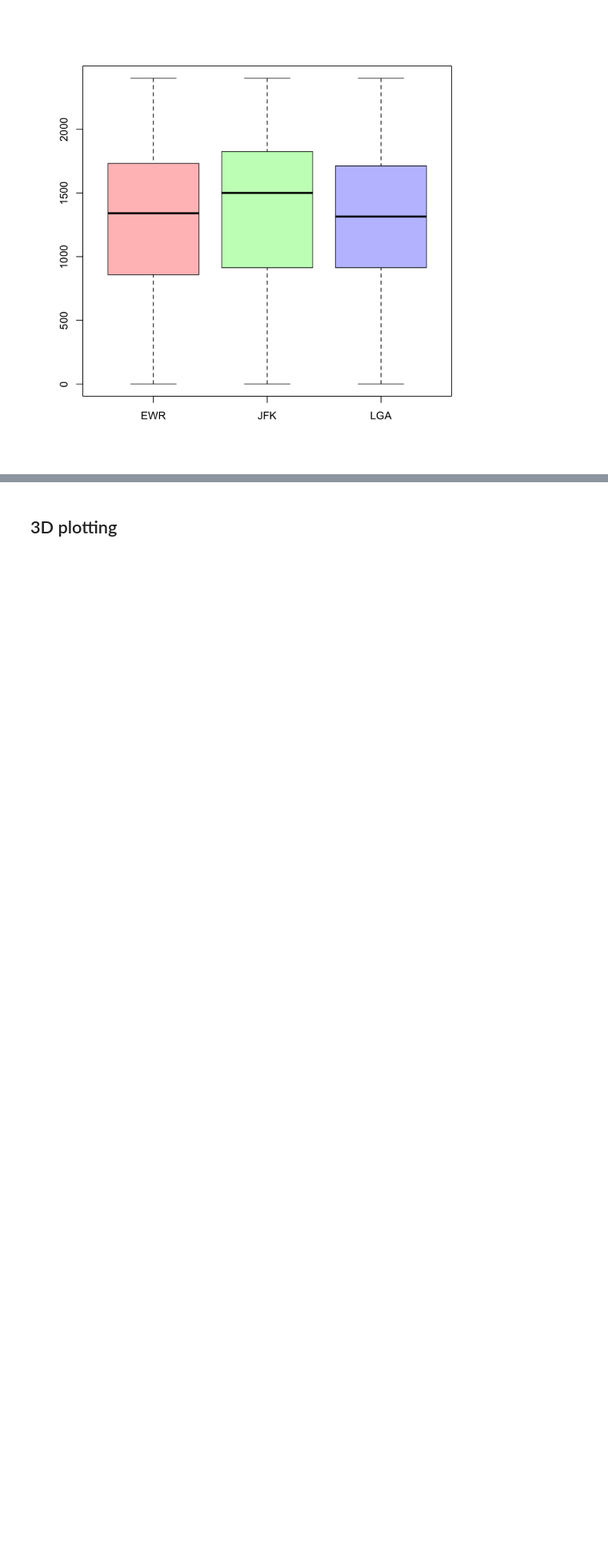
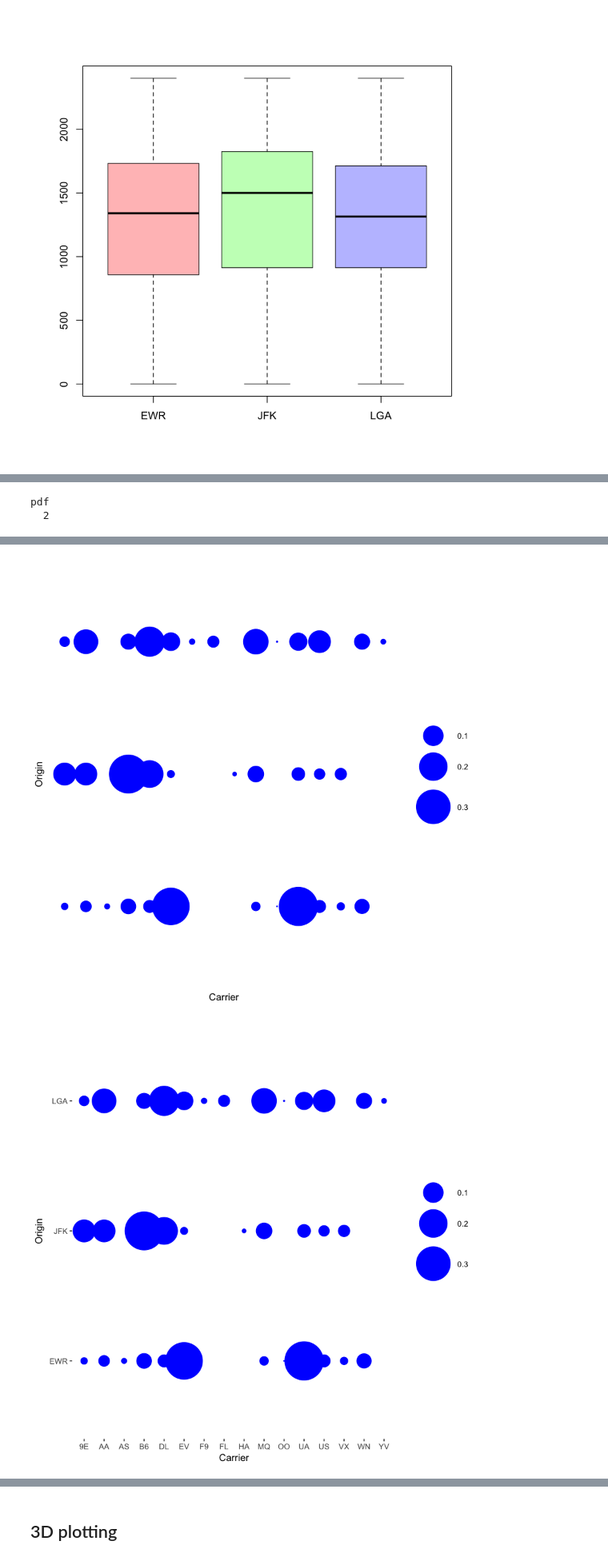
Before and after one commit to diyadas/tutorials, a Jupyter notebook: Data Visualization in R.ipynb, the cells around one changed output, grey strips where cells are left out. Shown at 80% size. Cells and saved outputs as stored; diff of their text form; code cells hidden in the pictures; blank space fills up the shorter version.

Commit message:
added plots

```diff
--- a/Data Visualization in R.ipynb
+++ b/Data Visualization in R.ipynb
@@ -144,0 +174,6 @@ boxplot(dep_time ~ origin, data=flights, col=colpal)
+# %%
+origin_carrier <- reshape2::melt(
+    prop.table(table(Origin=factor(flights$origin),
+                     Carrier=factor(flights$carrier)), 1),
+               value.name="Percent")
+head(origin_carrier)
@@ -144,0 +188,22 @@ boxplot(dep_time ~ origin, data=flights, col=colpal)
+# %%
+or_car.plt <- ggplot(origin_carrier, aes(Carrier, Origin, size=ifelse(Percent==0, NA, Percent)))
+# %%
+pdf("bubble.pdf", width=6, height=4)
+plt2 <- or_car.plt+geom_point(color = "blue") + scale_size_area(max_size=20, name=NULL, breaks=c(0.1, 0.2, 0.3))
+plt2
+dev.off()
+
+t1 <- theme(plot.background=element_blank(), panel.grid.minor=element_blank(),
+            panel.border=element_blank(), panel.background=element_blank(),
+            axis.line=element_blank(),axis.ticks=element_blank(),
+            legend.title=element_blank(), legend.background=element_blank(),
+            axis.text.x=element_blank(), axis.text.y=element_blank(),
+            legend.key= element_rect(fill="white"))
+
+t2 <- theme(plot.background=element_blank(),
+            panel.background=element_blank(),
+            legend.background=element_blank(),
+            legend.key= element_rect(fill="white"))
+plt2 + t1
+plt2 + t2
+# %% [output]
@@ -144,0 +212,2 @@ boxplot(dep_time ~ origin, data=flights, col=colpal)
+pdf
+  2
@@ -144,0 +217,2 @@ boxplot(dep_time ~ origin, data=flights, col=colpal)
+[figure, added]
+[figure, added]
```
Also changed, not shown: parts of 12 cells of this notebook.
